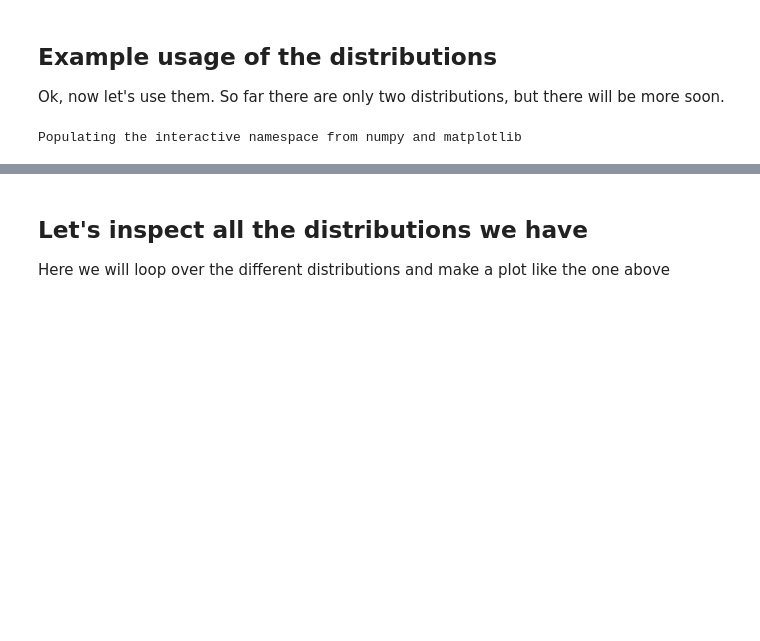
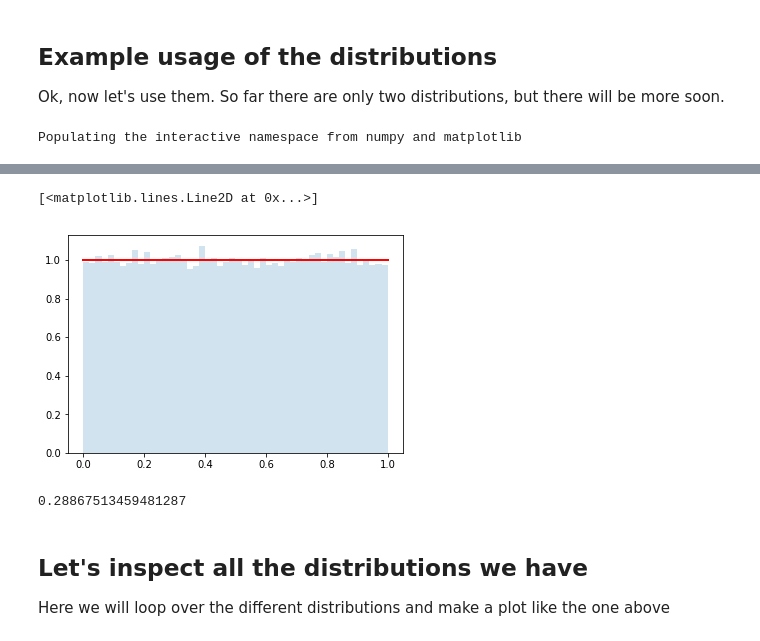
Before and after one commit to cranmer/intro-exp-phys-II, a Jupyter notebook: Central-Limit-Theorem.ipynb, the cells around one changed output, grey strips where cells are left out. Cells and saved outputs as stored; diff of their text form; code cells hidden in the pictures; blank space fills up the shorter version.

Commit message:
example distribution

```diff
--- a/Central-Limit-Theorem.ipynb
+++ b/Central-Limit-Theorem.ipynb
@@ -115,15 +132,20 @@ NameError: name 'all_distributions_list' is not defined
 n_samples = 100000
 # %%
 # Here's an example of usage
-dist = distributions.Dist_ac5790()
+dist = distributions.Dist_kc90()
 rvs = dist.rvs(n_samples)
 counts, bins, edges = plt.hist(rvs, bins=50, normed=True, alpha =0.2)
 y = []
 for bin in bins:
     y.append(dist.pdf(bin))
 plt.plot(bins, y, c='r', lw=2)
+# %% [output]
+[<matplotlib.lines.Line2D at 0x...>]
+[figure, added]
 # %%
 dist.std()
+# %% [output]
+0.28867513459481287
 # %% [markdown]
 ## Let's inspect all the distributions we have
 
```
Also changed, not shown: parts of 15 cells of this notebook, 2 other files.
